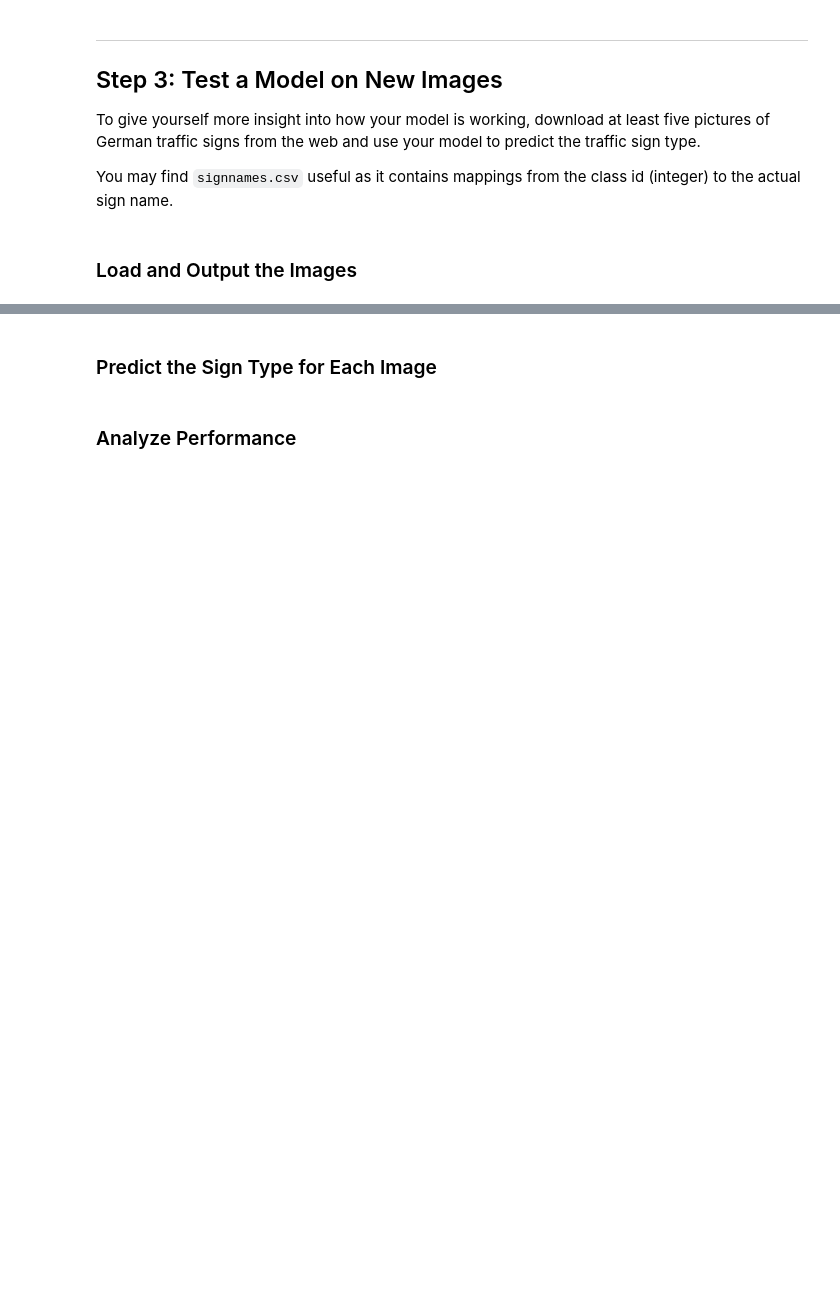
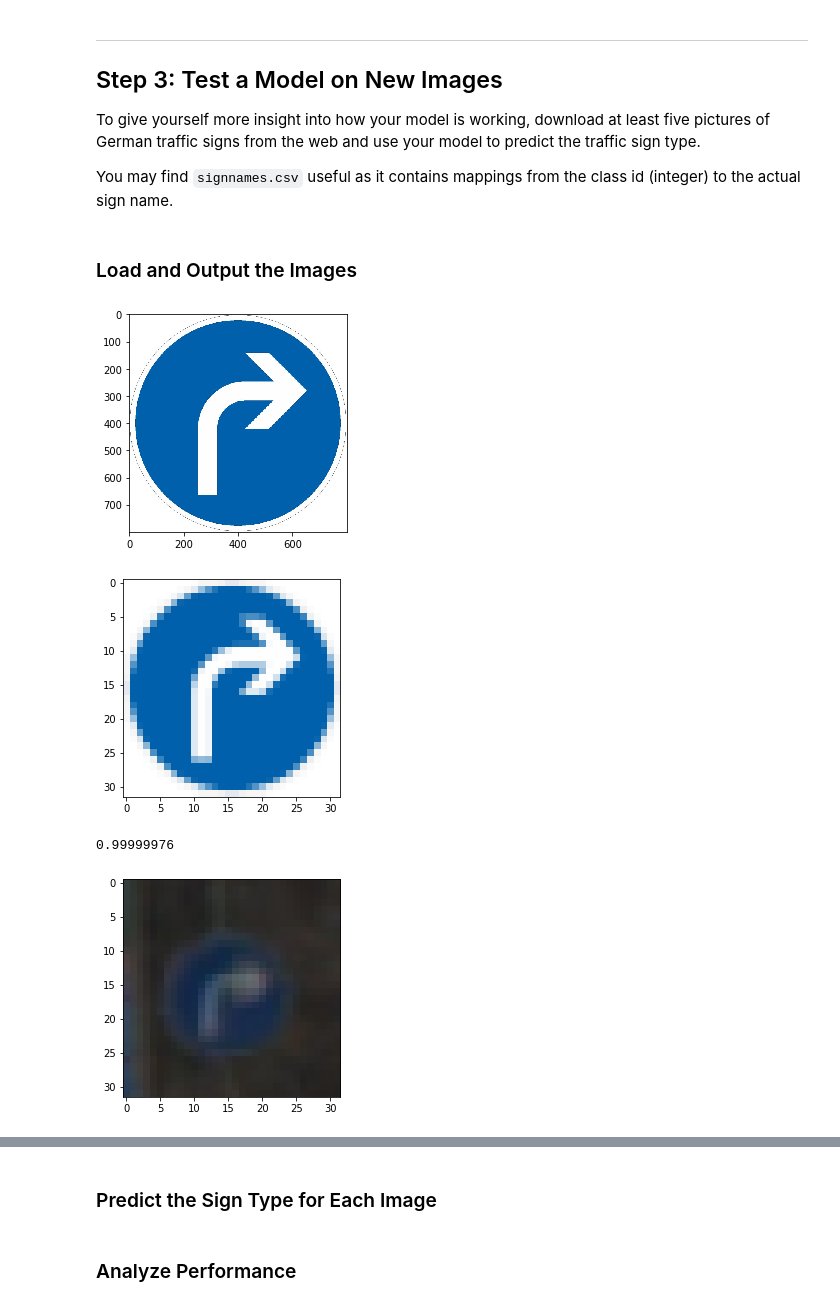
Before and after one commit to sebkaster/CarND-Traffic-Sign-Classifier-Project, a Jupyter notebook: Traffic_Sign_Classifier.ipynb, the cells around one changed output, grey strips where cells are left out. Drawn from its saved outputs; the diff is of its cells as text; code cells hidden in the pictures; blank space fills up the shorter version.

```diff
--- a/Traffic_Sign_Classifier.ipynb
+++ b/Traffic_Sign_Classifier.ipynb
@@ -543,0 +507,25 @@ You may find `signnames.csv` useful as it contains mappings from the class id (i
+# %%
+### Load the images and plot them here.
+### Feel free to use as many code cells as needed.
+test_1_img = plt.imread('./test1.jpg')
+plt.imshow(test_1_img)
+plt.show()
+dim = (32, 32)
+
+resized = cv2.resize(test_1_img, dim, interpolation = cv2.INTER_AREA)
+plt.imshow(resized)
+plt.show()
+
+resized = [resized]
+resized = normalize_data(np.array(resized))
+class_prob=model.predict(resized,batch_size=1)
+print(np.amax(class_prob[0]))
+classifications=model.predict_classes(resized,batch_size=1)
+
+plt.imshow(class_dict[str(classifications[0])])
+plt.show()
+# %% [output]
+[figure, added]
+[figure, added]
+0.99999976
+[figure, added]
```
Also changed, not shown: parts of 28 cells of this notebook, 9 other files.
